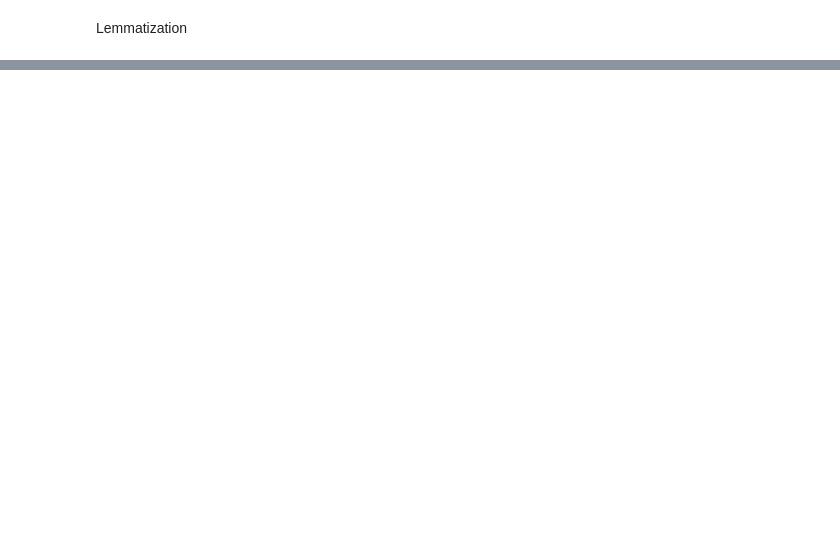
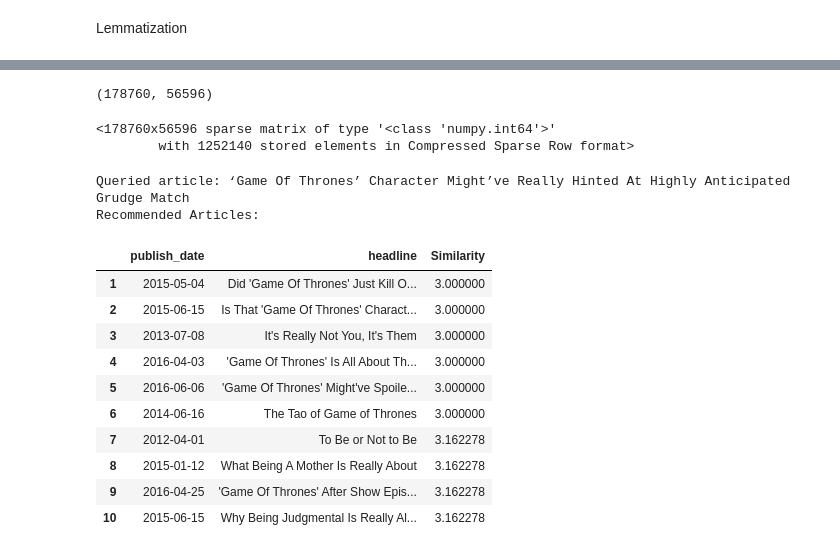
Before and after one commit to prajwaln/news-recommender, a Jupyter notebook: news-recommender.ipynb, the cells around one changed output, grey strips where cells are left out. Drawn from its saved outputs; the diff is of its cells as text; code cells hidden in the pictures; blank space fills up the shorter version.

```diff
--- a/news-recommender.ipynb
+++ b/news-recommender.ipynb
@@ -321,0 +337,43 @@ for i in tqdm(range(len(news_data['headline']))):
+# %%
+headline_vectorizer = CountVectorizer()
+headline_features = headline_vectorizer.fit_transform(news_data['headline'])
+# %%
+headline_features.get_shape()
+# %% [output]
+(178760, 56596)
+# %%
+headline_features
+# %% [output]
+<178760x56596 sparse matrix of type '<class 'numpy.int64'>'
+        with 1252140 stored elements in Compressed Sparse Row format>
+# %%
+pd.set_option('display.max_colwidth', -1) # to display long headlines completely
+# %%
+def bow_model(row_index, num_similar_items):
+    dist = pairwise_distances(headline_features, headline_features[row_index])
+    indices = np.argsort(dist.ravel())[0:num_similar_items] # Flattening array
+    df = pd.DataFrame(
+        {'publish_date': news_data_orig['date'][indices].values,
+         'headline' : news_data_orig['headline'][indices].values,
+         'Similarity': dist[indices].ravel()
+        }
+    )
+    print('Queried article: {}'.format(news_data_orig['headline'][indices[0]]))
+    print('Recommended Articles:')
+    return df.iloc[1:,]
+
+bow_model(133, 11) # Change row for any other queried article
+# %% [output]
+Queried article: ‘Game Of Thrones’ Character Might’ve Really Hinted At Highly Anticipated Grudge Match
+Recommended Articles:
+|  | publish_date | headline | Similarity |
+| 1 | 2015-05-04 | Did 'Game Of Thrones' Just Kill O... | 3.000000 |
+| 2 | 2015-06-15 | Is That 'Game Of Thrones' Charact... | 3.000000 |
+| 3 | 2013-07-08 | It's Really Not You, It's Them | 3.000000 |
+| 4 | 2016-04-03 | 'Game Of Thrones' Is All About Th... | 3.000000 |
+| 5 | 2016-06-06 | 'Game Of Thrones' Might've Spoile... | 3.000000 |
+| 6 | 2014-06-16 | The Tao of Game of Thrones | 3.000000 |
+| 7 | 2012-04-01 | To Be or Not to Be | 3.162278 |
+| 8 | 2015-01-12 | What Being A Mother Is Really About | 3.162278 |
+| 9 | 2016-04-25 | 'Game Of Thrones' After Show Epis... | 3.162278 |
+| 10 | 2015-06-15 | Why Being Judgmental Is Really Al... | 3.162278 |
```
Also changed, not shown: parts of 7 cells of this notebook.
